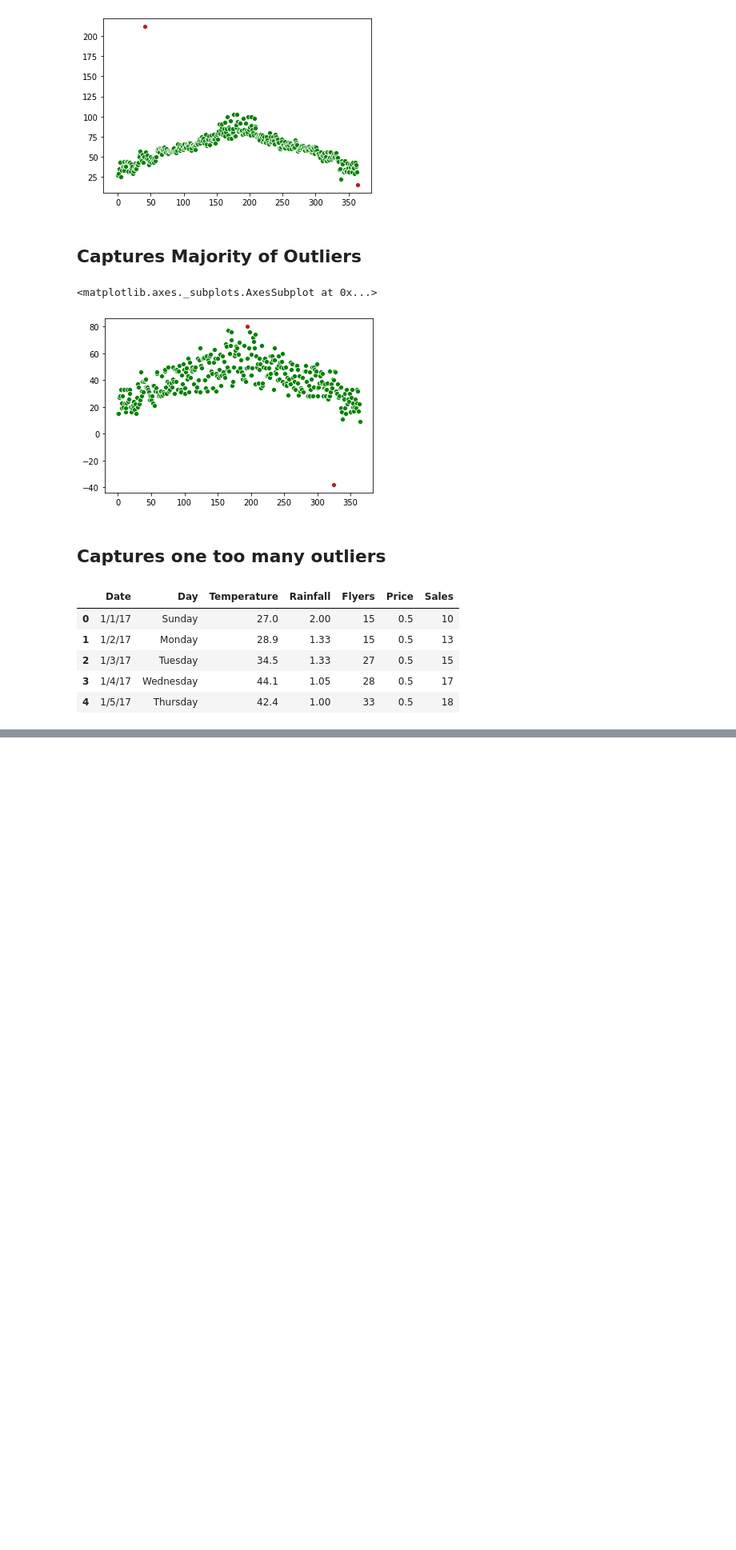
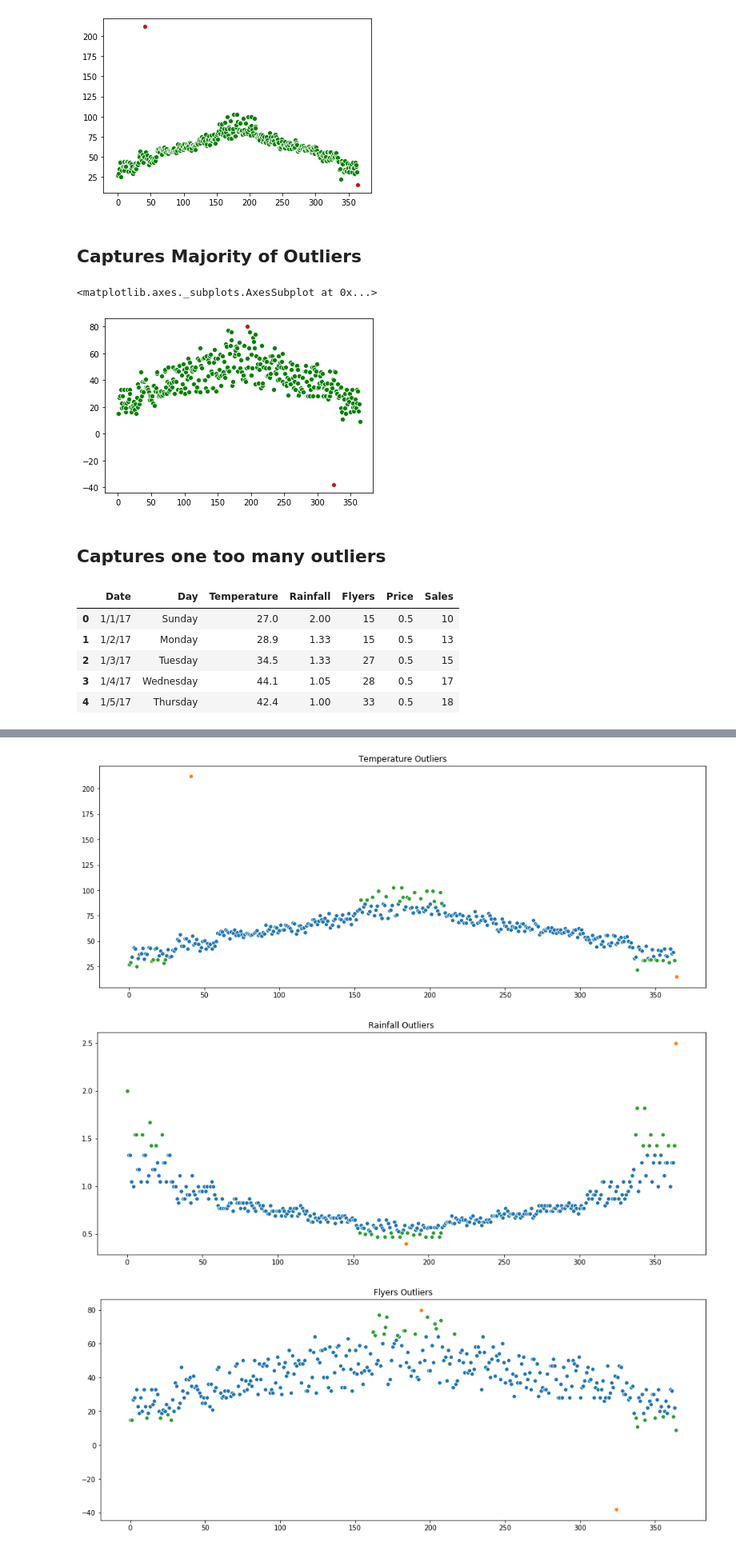
Before and after one commit to Johndsalas/ds-methodologies-exercises, a Jupyter notebook: anomaly_detection/continuous_probabilistic_methods.ipynb, the cells around one changed output, grey strips where cells are left out. Shown at 80% size. Cells and saved outputs as stored; diff of their text form; code cells hidden in the pictures; blank space fills up the shorter version.

```diff
--- a/anomaly_detection/continuous_probabilistic_methods.ipynb
+++ b/anomaly_detection/continuous_probabilistic_methods.ipynb
@@ -271,6 +291,7 @@ df = df.drop(columns=['Day','Date'])
 # %%
-for column in df.columns:
+for column in lst:
 
-    df[f'{column} 2sig'] = df[[f'{column}']][(df[[f'{column}']]<=df[[f'{column}']].quantile(.95)) & (df[[f'{column}']]>=df[[f'{column}']].quantile(.05))]
+    df[f'{column}' + '_2sig_inlires'] = (df[[f'{column}']]<=df[[f'{column}']].quantile(.95)) & (df[[f'{column}']]>=df[[f'{column}']].quantile(.05))
+    df[f'{column}' + '_3sig_inlires'] = (df[[f'{column}']]<=df[[f'{column}']].quantile(.997300203936740)) & (df[[f'{column}']]>=df[[f'{column}']].quantile(.002699796063259985))
 # %%
 df.head()
@@ -283,0 +300,8 @@ df.head()
+# %%
+for column in lst:
+
+    sns.scatterplot(data=df[f'{column}'][(df[f'{column}_2sig_inlires'] == True) & (df[f'{column}_3sig_inlires'] == True)])
+    sns.scatterplot(data=df[f'{column}'][(df[f'{column}_2sig_inlires'] == False) & (df[f'{column}_3sig_inlires'] == False)])
+    sns.scatterplot(data=df[f'{column}'][(df[f'{column}_2sig_inlires'] == False) & (df[f'{column}_3sig_inlires'] == True)])
+    plt.title(f"{column} Outliers")
+    plt.show()
@@ -283,0 +310,34 @@ df.head()
+# %%
+for column in df.columns:
+    if df[f'{column}'].dtype == ('int64' or 'float64'):
+        print("Success")
+# %%
+def get_outlire_graph(df):
+    '''
+    Function takes in a dataframe and prints a graph of outliers at the 2 and 3 sigma level
+    '''
+
+    # create list of columns in the data frame that contain int or float values
+    lst = [column for column in df.columns if df[f'{column}'].dtype in ('int64','float64')]
+
+    # loop through list and append a column to the datafram that identifies inliers at 2nd and 3rd sigma level
+    for column in lst:
+
+        df[f'{column}' + '_2sig_inlires'] = (df[[f'{column}']]<=df[[f'{column}']].quantile(.95)) & (df[[f'{column}']]>=df[[f'{column}']].quantile(.05))
+        df[f'{column}' + '_3sig_inlires'] = (df[[f'{column}']]<=df[[f'{column}']].quantile(.997300203936740)) & (df[[f'{column}']]>=df[[f'{column}']].quantile(.002699796063259985))
+
+    # loop through list and print a scatterplot showing outliers
+    for column in lst:
+
+        plt.figure(figsize=(16, 6))
+        sns.scatterplot(data=df[f'{column}'][(df[f'{column}_2sig_inlires'] == True) & (df[f'{column}_3sig_inlires'] == True)])
+        sns.scatterplot(data=df[f'{column}'][(df[f'{column}_2sig_inlires'] == False) & (df[f'{column}_3sig_inlires'] == False)])
+        sns.scatterplot(data=df[f'{column}'][(df[f'{column}_2sig_inlires'] == False) & (df[f'{column}_3sig_inlires'] == True)])
+        plt.title(f"{column} Outliers")
+        plt.show()
+# %%
+get_outlire_graph(df)
+# %% [output]
+[figure, added]
+[figure, added]
+[figure, added]
```
Also changed, not shown: parts of 8 cells of this notebook, 2 other files.
